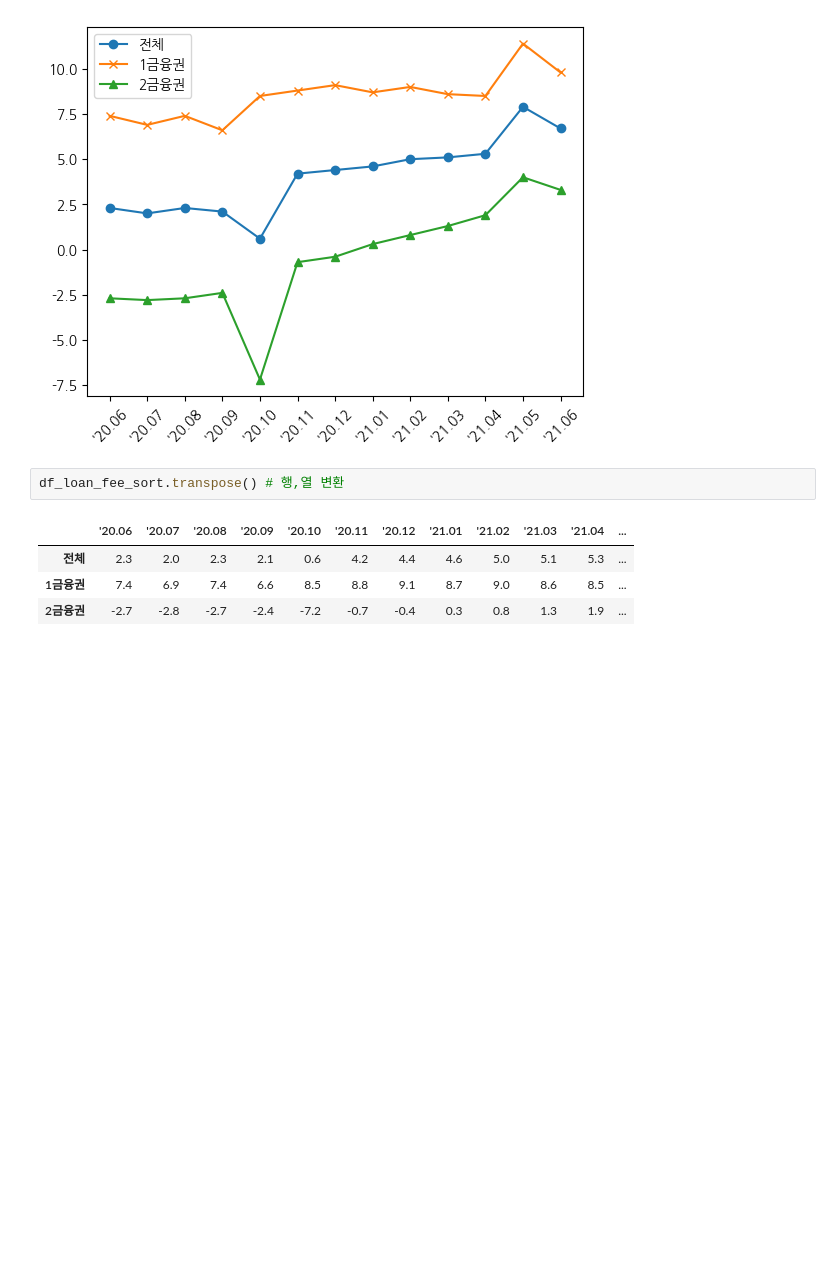
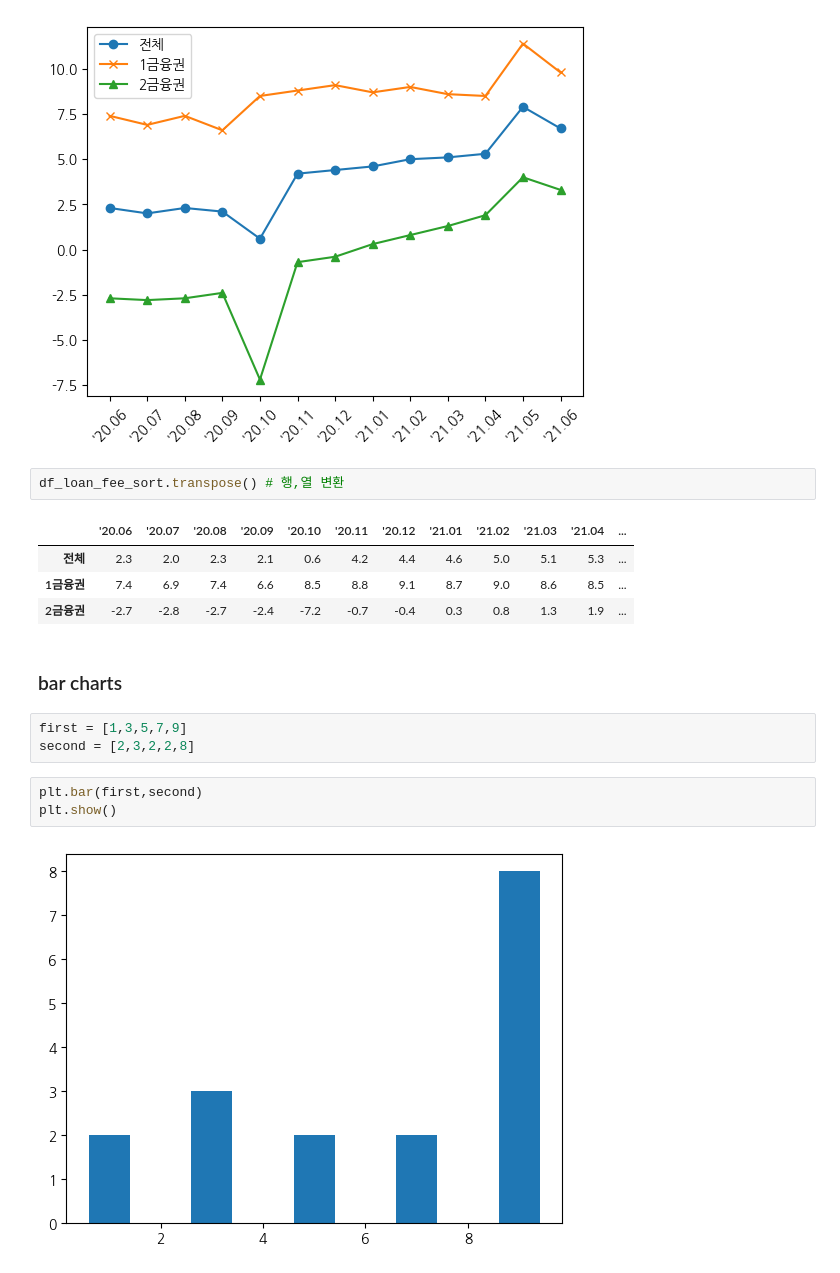
Before and after one commit to Huey-fitpet/study_pandas, a Jupyter notebook: codes/12.visuallization_plots.ipynb, the cells around one changed output. Cells and saved outputs as stored; diff of their text form; blank space fills up the shorter version.

```diff
--- a/codes/12.visuallization_plots.ipynb
+++ b/codes/12.visuallization_plots.ipynb
@@ -188,3 +188,13 @@ df_loan_fee_sort.transpose() # 행,열 변환
 | 전체 | 2.3 | 2.0 | 2.3 | 2.1 | 0.6 | 4.2 | 4.4 | 4.6 | 5.0 | 5.1 | 5.3 | ... |
 | 1금융권 | 7.4 | 6.9 | 7.4 | 6.6 | 8.5 | 8.8 | 9.1 | 8.7 | 9.0 | 8.6 | 8.5 | ... |
 | 2금융권 | -2.7 | -2.8 | -2.7 | -2.4 | -7.2 | -0.7 | -0.4 | 0.3 | 0.8 | 1.3 | 1.9 | ... |
+# %% [markdown]
+### bar charts
+# %%
+first = [1,3,5,7,9]
+second = [2,3,2,2,8]
+# %%
+plt.bar(first,second)
+plt.show()
+# %% [output]
+[figure, added]
```
Also changed, not shown: parts of 3 cells of this notebook, 4 other files.
